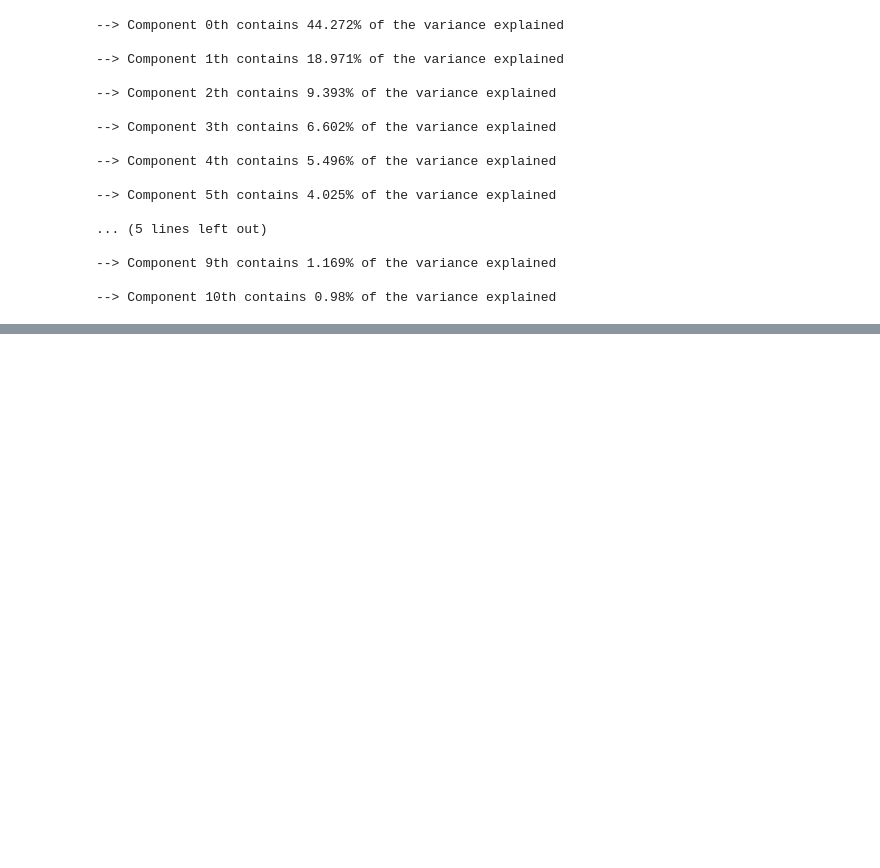
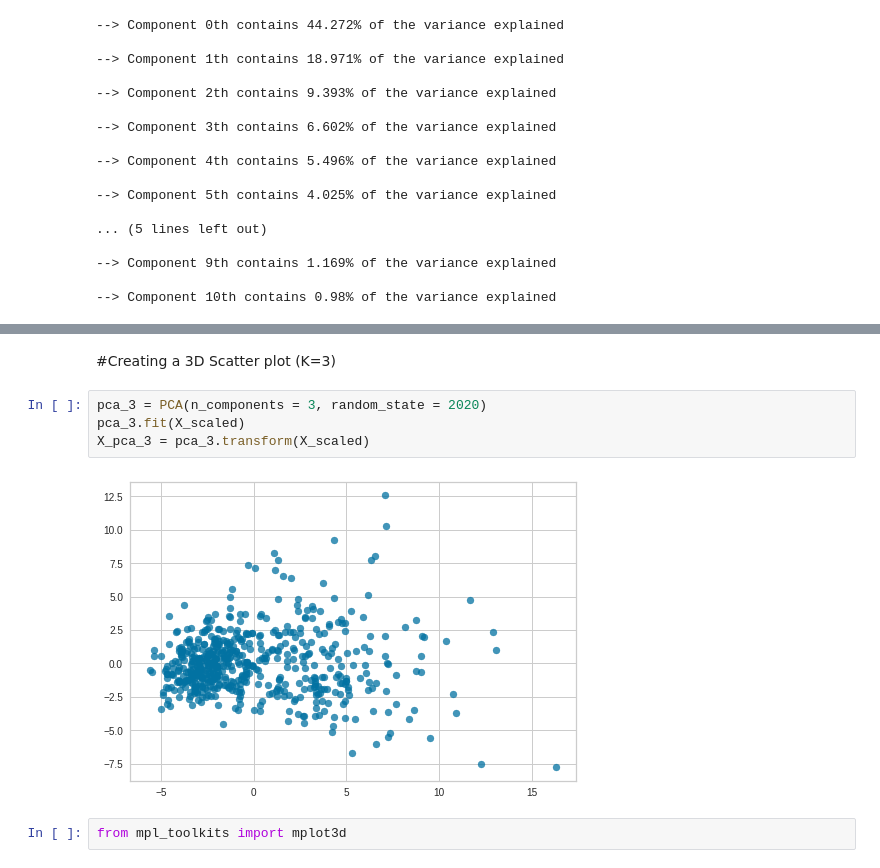
Before and after one commit to Mohammadkaviany/MachineLearning, a Jupyter notebook: PCA.ipynb, the cells around one changed output, grey strips where cells are left out. Cells and saved outputs as stored; diff of their text form; blank space fills up the shorter version.

```diff
--- a/PCA.ipynb
+++ b/PCA.ipynb
@@ -75,0 +154,10 @@ for i in range(0, 11):
+# %% [markdown]
+#Creating a 3D Scatter plot (K=3)
+# %%
+pca_3 = PCA(n_components = 3, random_state = 2020)
+pca_3.fit(X_scaled)
+X_pca_3 = pca_3.transform(X_scaled)
+# %% [output]
+[figure, added]
+# %%
+from mpl_toolkits import mplot3d
```
Also changed, not shown: parts of 13 cells of this notebook.
